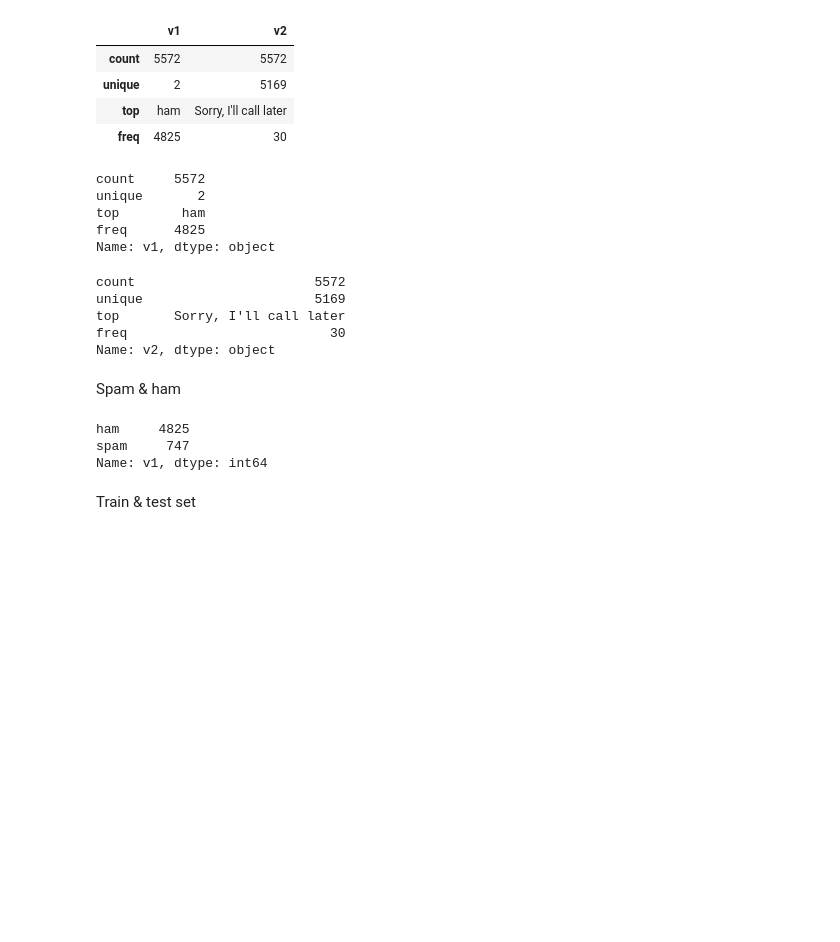
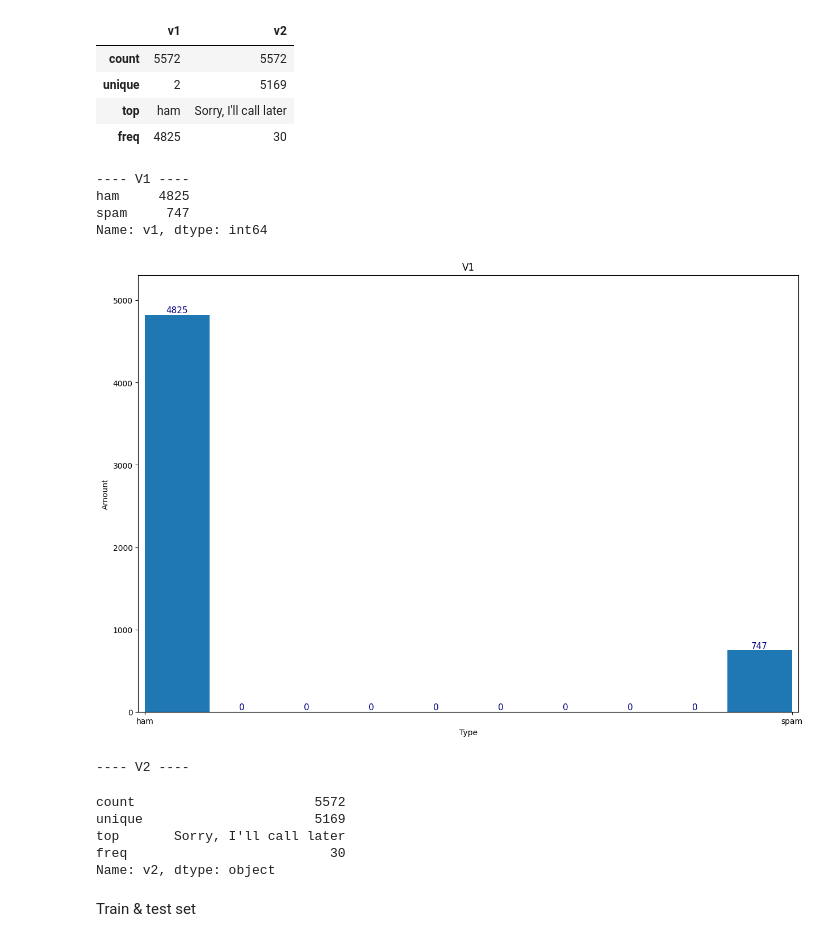
Before and after one commit to JDgomez2002/proj2_AI, a Jupyter notebook: proj2.ipynb, the cells around one changed output. Saved outputs shown, nothing was run; the diff lists cells and outputs as text; code cells hidden in the pictures; blank space fills up the shorter version.

```diff
--- a/proj2.ipynb
+++ b/proj2.ipynb
@@ -85,30 +85,34 @@ spam.describe()
 | unique | 2 | 5169 |
 | top | ham | Sorry, I'll call later |
 | freq | 4825 | 30 |
-# %%
-spam["v1"].describe()
-# %% [output]
-count     5572
-unique       2
-top        ham
-freq      4825
-Name: v1, dtype: object
+# %%
+print("---- V1 ----")
+# visualize the distribution and amount with labels
+print(spam['v1'].value_counts())
+plt.figure(figsize=(5, 10))
+values, bins, bars = plt.hist(spam["v1"])
+plt.xlabel("Type")
+plt.ylabel("Amount")
+plt.title('V1')
+plt.bar_label(bars, fontsize=11, color='navy')
+plt.margins(x=0.01, y=0.1)
+plt.show()
+# %% [output]
+---- V1 ----
+ham     4825
+spam     747
+Name: v1, dtype: int64
+[figure, added]
 # %%
+print("---- V2 ----")
 spam["v2"].describe()
 # %% [output]
-count                       5572
-unique                      5169
-top       Sorry, I'll call later
-freq                          30
-Name: v2, dtype: object
+---- V2 ----
+count                       5572
+unique                      5169
+top       Sorry, I'll call later
+freq                          30
+Name: v2, dtype: object
-# %% [markdown]
-Spam & ham
-# %%
-spam['v1'].value_counts()
-# %% [output]
-ham     4825
-spam     747
-Name: v1, dtype: int64
 # %% [markdown]
 Train & test set
 # %%
```
